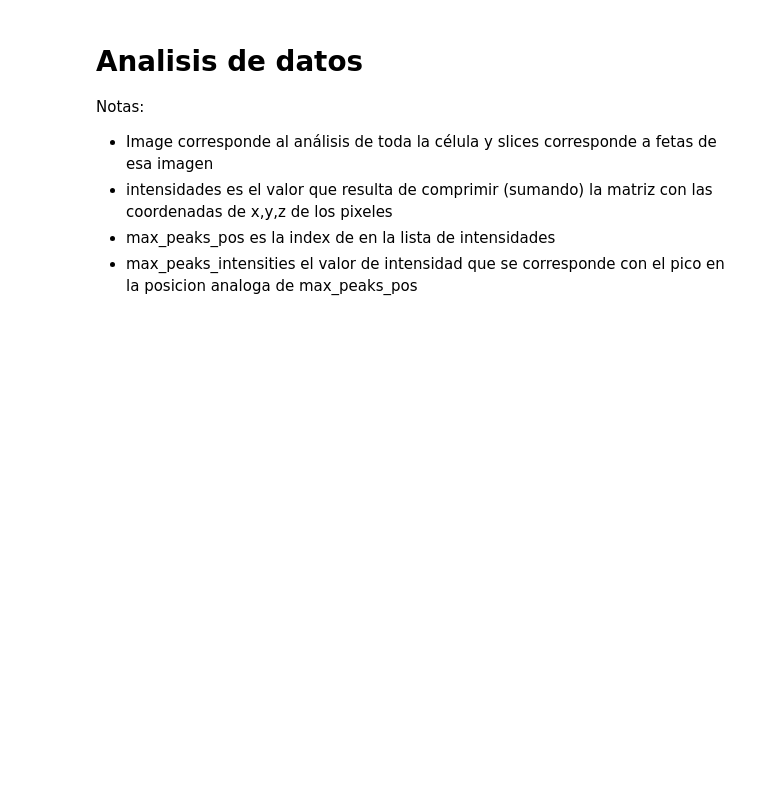
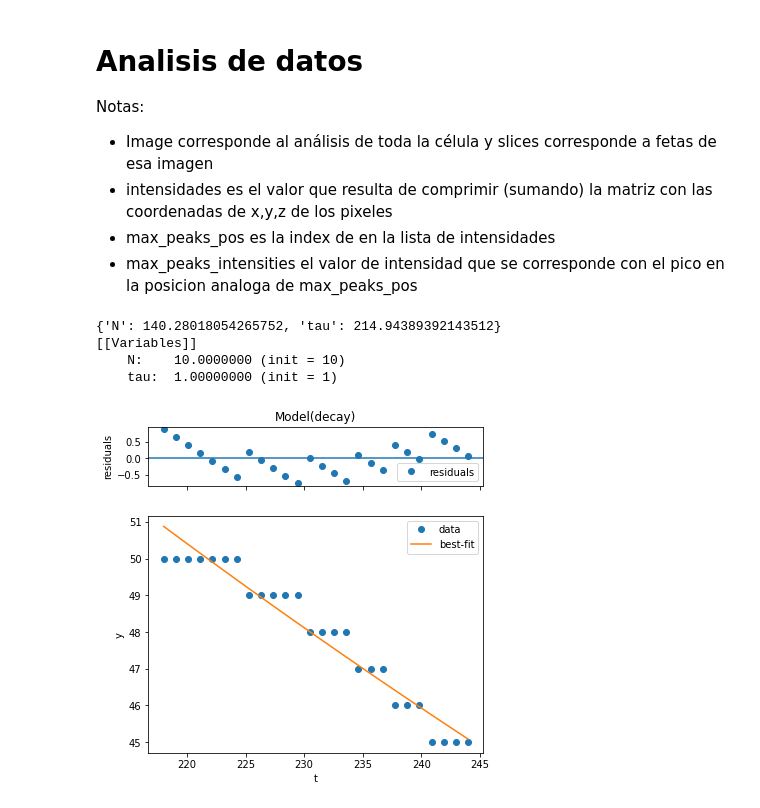
Before and after one commit to CardiAP/DesktopApp, a Jupyter notebook: PruebaAnalisisDisincronia.ipynb, the cells around one changed output. Cells and saved outputs as stored; diff of their text form; code cells hidden in the pictures; blank space fills up the shorter version.

```diff
--- a/PruebaAnalisisDisincronia.ipynb
+++ b/PruebaAnalisisDisincronia.ipynb
@@ -359,3 +376,30 @@ import pandas as pd
 
 df = pd.DataFrame(tau_list, columns= ['photo_name','tau_wc', 'tau_slices'])
 df.to_csv(path + 'tau.csv', sep='\t')
+# %%
+import numpy as np
+from pandas import Series
+
+from lmfit import Model, Parameter, report_fit
+
+def decay(t, N, tau):
+    return N*np.exp(-t/tau)
+
+t = np.linspace(218, 244, num=26)
+data = [50, 50, 50, 50, 50, 50, 50, 49, 49, 49, 49, 49, 48, 48, 48, 48, 47, 47, 47, 46, 46, 46, 45, 45, 45, 45]
+
+model = Model(decay, independent_vars=['t'])
+result = model.fit(data, t=t, N=10, tau=150)
+result.plot()
+print(result.values)
+
+result = model.fit(data, t=t,
+                   N=Parameter('N', value=10),
+                   tau=Parameter('tau', value=1))
+report_fit(result.params)
+# %% [output]
+{'N': 140.28018054265752, 'tau': 214.94389392143512}
+[[Variables]]
+    N:    10.0000000 (init = 10)
+    tau:  1.00000000 (init = 1)
+[figure, added]
```
Also changed, not shown: parts of 1 cell of this notebook, 1 other file.
